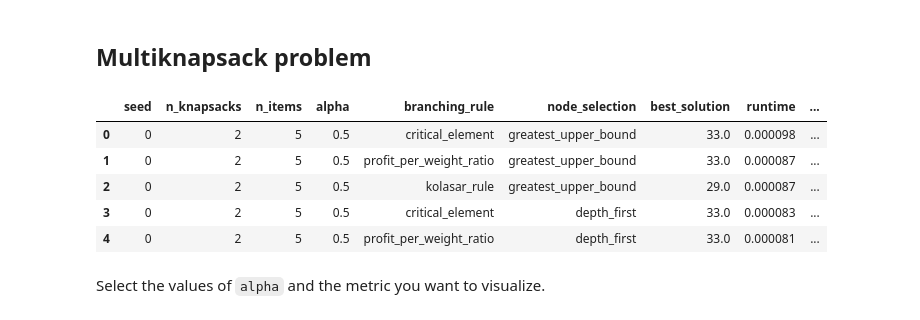
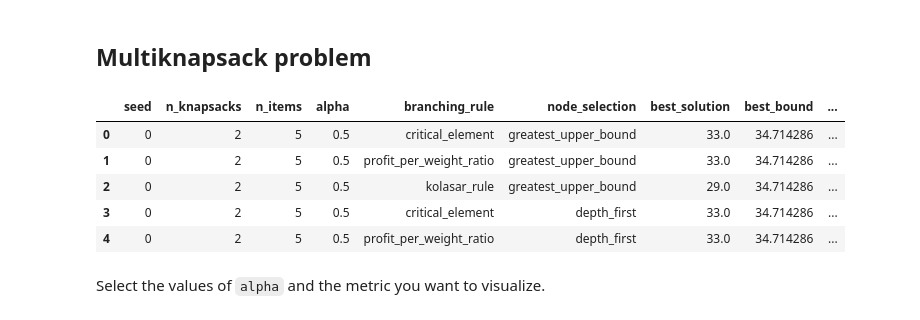
Before and after one commit to eleonoravercesi/branch_and_bound_as_PTAS, a Jupyter notebook: plots.ipynb, the cells around one changed output. Cells and saved outputs as stored; diff of their text form; code cells hidden in the pictures.

```diff
--- a/plots.ipynb
+++ b/plots.ipynb
@@ -19,16 +18,16 @@ import numpy as np
 # %% [markdown]
 ## Multiknapsack problem
 # %%
-df = pd.read_csv("output/results_multiknapsack_random_instances.csv")
+df = pd.read_csv("output/results_multiknapsack_random_instances_FINAL.csv")
 
 df.head()
 # %% [output]
-|  | seed | n_knapsacks | n_items | alpha | branching_rule | node_selection | best_solution | runtime | ... |
-| 0 | 0 | 2 | 5 | 0.5 | critical_element | greatest_upper_bound | 33.0 | 0.000098 | ... |
-| 1 | 0 | 2 | 5 | 0.5 | profit_per_weight_ratio | greatest_upper_bound | 33.0 | 0.000087 | ... |
-| 2 | 0 | 2 | 5 | 0.5 | kolasar_rule | greatest_upper_bound | 29.0 | 0.000087 | ... |
-| 3 | 0 | 2 | 5 | 0.5 | critical_element | depth_first | 33.0 | 0.000083 | ... |
-| 4 | 0 | 2 | 5 | 0.5 | profit_per_weight_ratio | depth_first | 33.0 | 0.000081 | ... |
+|  | seed | n_knapsacks | n_items | alpha | branching_rule | node_selection | best_solution | best_bound | ... |
+| 0 | 0 | 2 | 5 | 0.5 | critical_element | greatest_upper_bound | 33.0 | 34.714286 | ... |
+| 1 | 0 | 2 | 5 | 0.5 | profit_per_weight_ratio | greatest_upper_bound | 33.0 | 34.714286 | ... |
+| 2 | 0 | 2 | 5 | 0.5 | kolasar_rule | greatest_upper_bound | 29.0 | 34.714286 | ... |
+| 3 | 0 | 2 | 5 | 0.5 | critical_element | depth_first | 33.0 | 34.714286 | ... |
+| 4 | 0 | 2 | 5 | 0.5 | profit_per_weight_ratio | depth_first | 33.0 | 34.714286 | ... |
 # %% [markdown]
 Select the values of `alpha` and the metric you want to visualize.
 # %%
```
Also changed, not shown: parts of 5 cells of this notebook, 2 other files.
